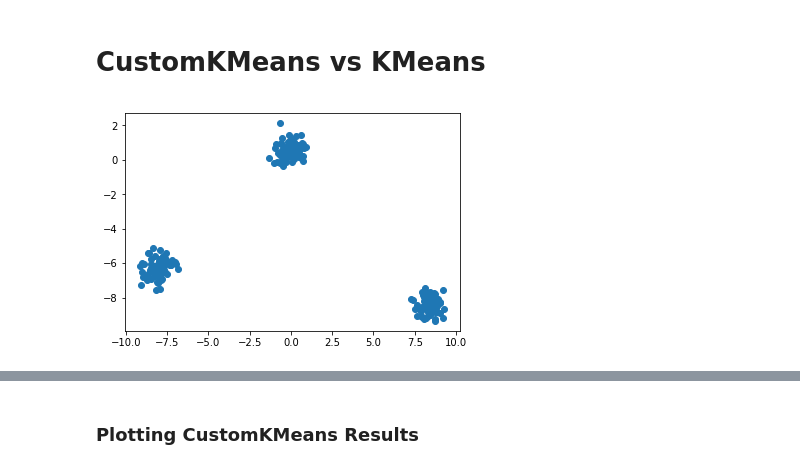
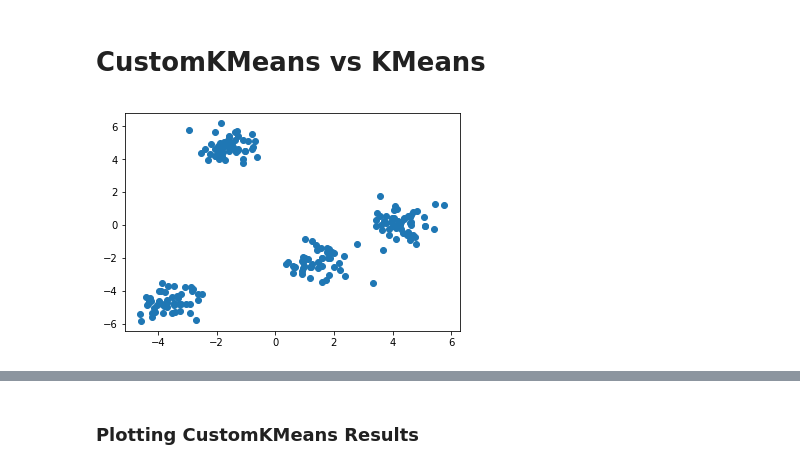
Before and after one commit to sahilsehwag/machine-learning-algorithms, a Jupyter notebook: kmeans.ipynb, the cells around one changed output, grey strips where cells are left out. Saved outputs shown, nothing was run; the diff lists cells and outputs as text; code cells hidden in the pictures.

```diff
--- a/kmeans.ipynb
+++ b/kmeans.ipynb
@@ -141,11 +176,11 @@ class CustomKMeans(BaseEstimator, ClusterMixin):
 # CustomKMeans vs KMeans
 # %%
 #creating clusters
-X,y = make_blobs(n_features=2, n_samples=200, cluster_std=0.5)
+X,y = make_blobs(n_features=2, n_samples=200, centers=4, cluster_std=0.6)
 
 #plotting data
 plt.scatter(X[:,0], X[:,1])
 plt.show()
 # %% [output]
-[figure, old version]
+[figure, new version]
 # %%
```
Also changed, not shown: parts of 13 cells of this notebook.
